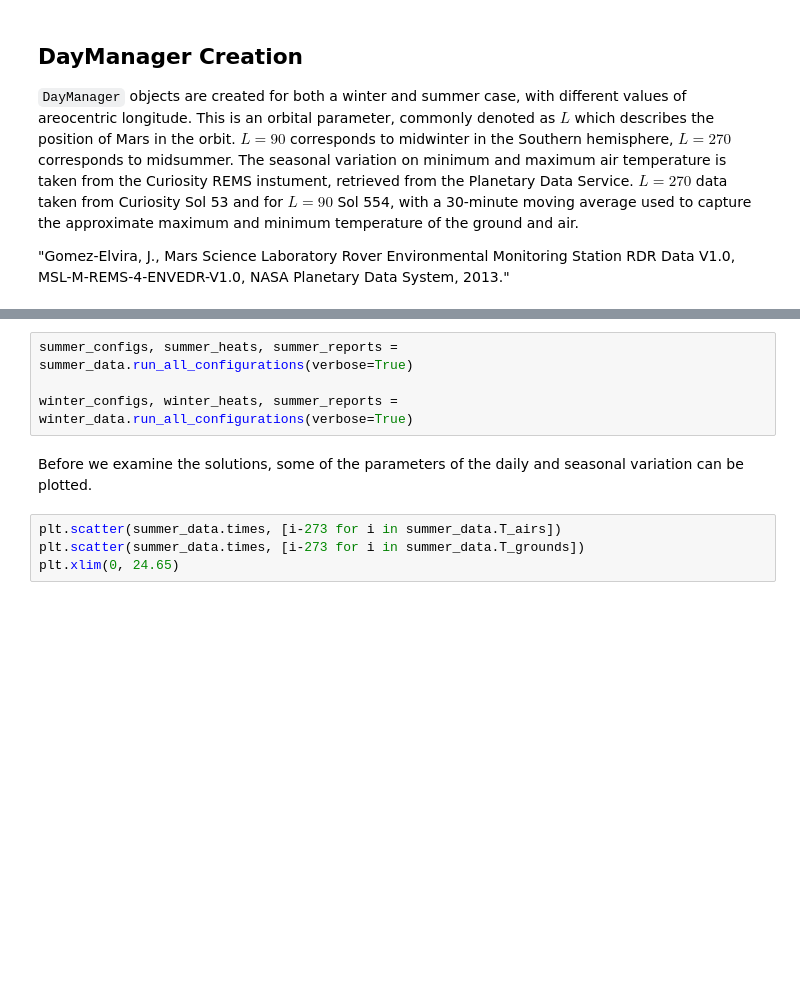
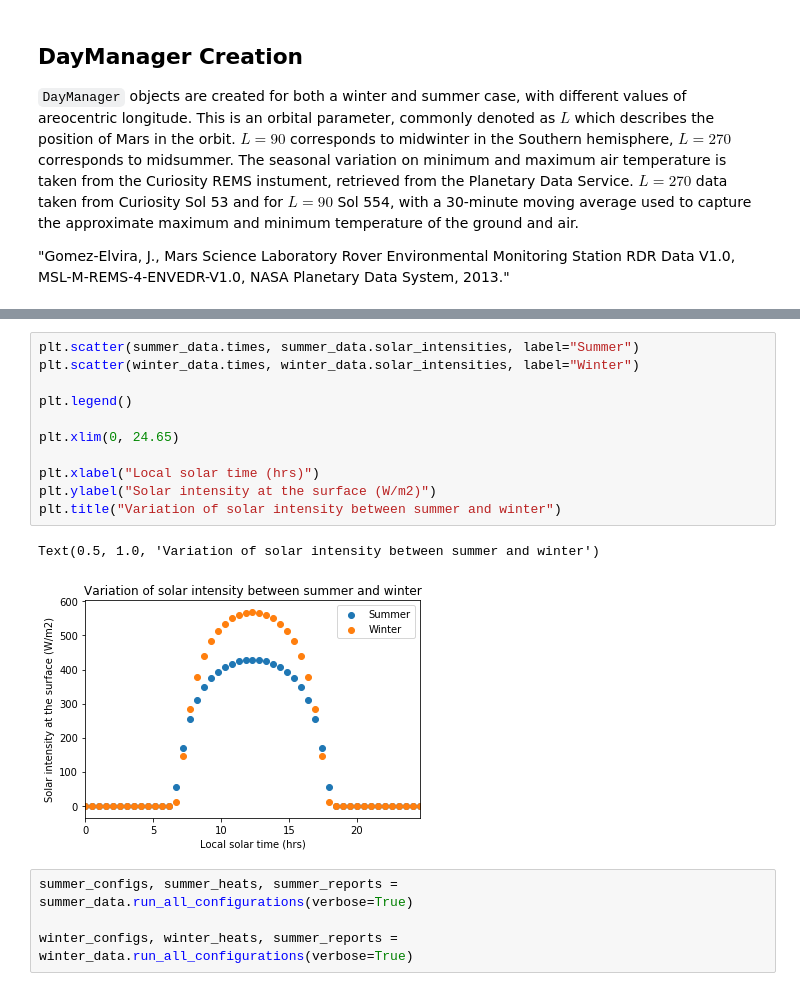
Before and after one commit to smross106/Syrtis, a Jupyter notebook: Daily Swing.ipynb, the cells around one changed output, grey strips where cells are left out. Drawn from its saved outputs; the diff is of its cells as text; blank space fills up the shorter version.

```diff
--- a/Daily Swing.ipynb
+++ b/Daily Swing.ipynb
@@ -65,13 +95,21 @@ print(winter_data.T_air_max)
+# %%
+plt.scatter(summer_data.times, summer_data.solar_intensities, label="Summer")
+plt.scatter(winter_data.times, winter_data.solar_intensities, label="Winter")
+
+plt.legend()
+
+plt.xlim(0, 24.65)
+
+plt.xlabel("Local solar time (hrs)")
+plt.ylabel("Solar intensity at the surface (W/m2)")
+plt.title("Variation of solar intensity between summer and winter")
+# %% [output]
+Text(0.5, 1.0, 'Variation of solar intensity between summer and winter')
+[figure, added]
 # %%
 summer_configs, summer_heats, summer_reports = summer_data.run_all_configurations(verbose=True)
 
 winter_configs, winter_heats, summer_reports = winter_data.run_all_configurations(verbose=True)
-# %% [markdown]
-Before we examine the solutions, some of the parameters of the daily and seasonal variation can be plotted.
-# %%
-plt.scatter(summer_data.times, [i-273 for i in summer_data.T_airs])
-plt.scatter(summer_data.times, [i-273 for i in summer_data.T_grounds])
-plt.xlim(0, 24.65)
 # %%
 plt.scatter(summer_data.times, summer_heats, label="Summer")
 plt.scatter(winter_data.times, winter_heats, label="Winter")
```
Also changed, not shown: parts of 12 cells of this notebook.
